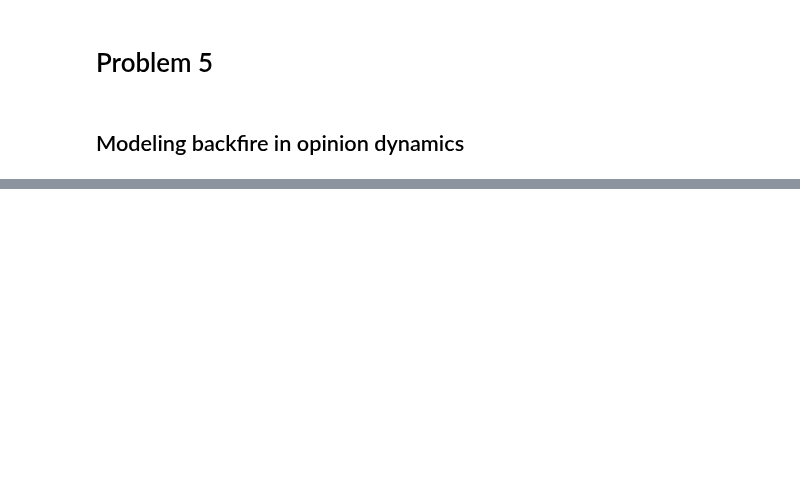
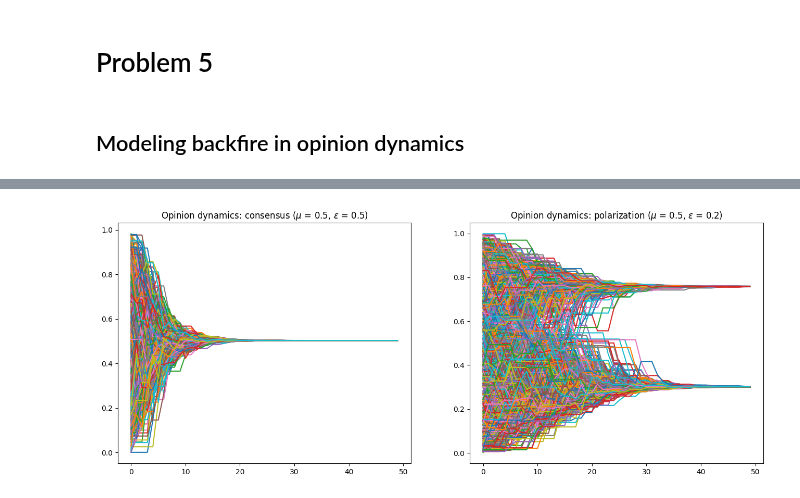
Before and after one commit to LeoDiNino97/SocialNetworks-OnlineMarkets, a Jupyter notebook: Social Networks/Homework/P5/P5.ipynb, the cells around one changed output, grey strips where cells are left out. Drawn from its saved outputs; the diff is of its cells as text; code cells hidden in the pictures; blank space fills up the shorter version.

```diff
--- a/Social Networks/Homework/P5/P5.ipynb
+++ b/Social Networks/Homework/P5/P5.ipynb
@@ -27,3 +9,0 @@ x_0 = np.random.normal(0,1,40)
-# %%
-for _ in range(1000):
-    x_0 = W @ x_0
@@ -56,12 +9,0 @@ list(G.edges)[0]
-# %%
-x = x_0
-edges = list(G.edges)
-for _ in range(100):
-    x = W @ x
-
-    for k in range(len(edges)):
-        i,j = edges[k]
-        if np.linalg.norm(x[i] - x[j]) > 0.3:
-            S[k] = -1
-            L = B @ S @ B.T
-            W = np.eye(N) - eps * L
@@ -86,0 +64,8 @@ ____________
+# %%
+fig, axs = plt.subplots(1,2,figsize=(16,6))
+axs[0].plot(M_2);
+axs[0].title.set_text('Opinion dynamics: consensus ($\mu$ = 0.5, $\epsilon$ = 0.5)')
+axs[1].plot(M);
+axs[1].title.set_text('Opinion dynamics: polarization ($\mu$ = 0.5, $\epsilon$ = 0.2)')
+# %% [output]
+[figure, added]
```
Also changed, not shown: parts of 25 cells of this notebook.
